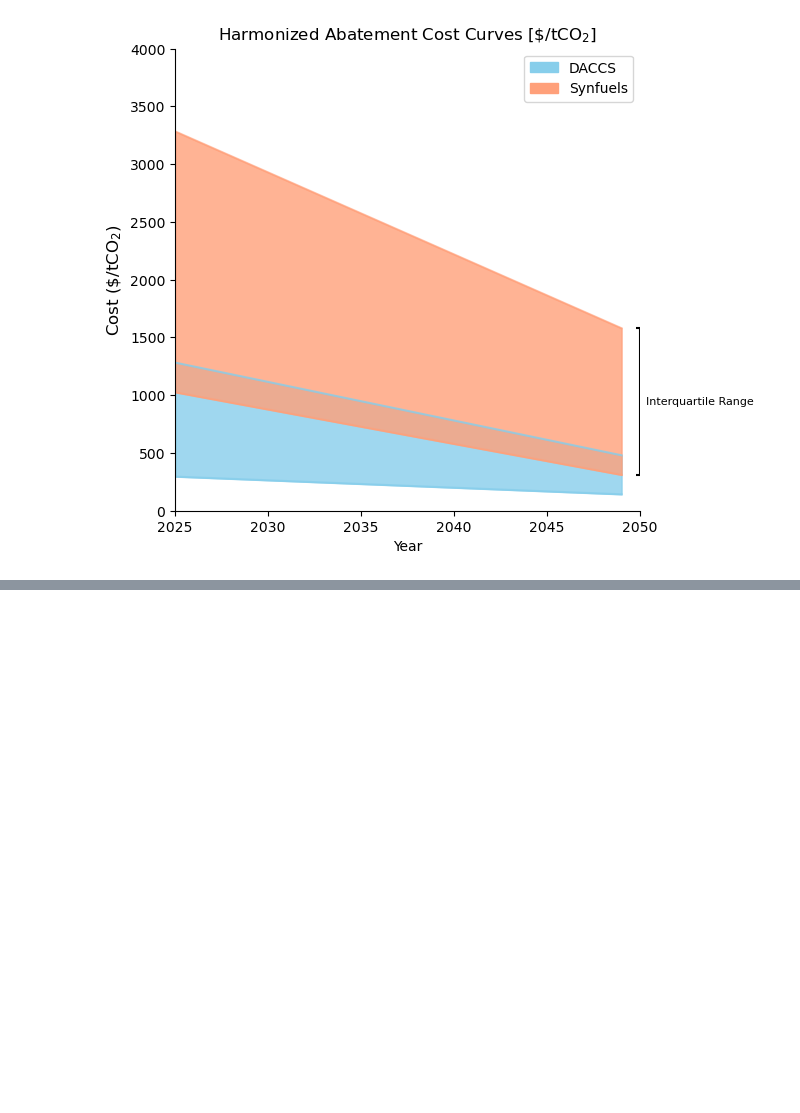
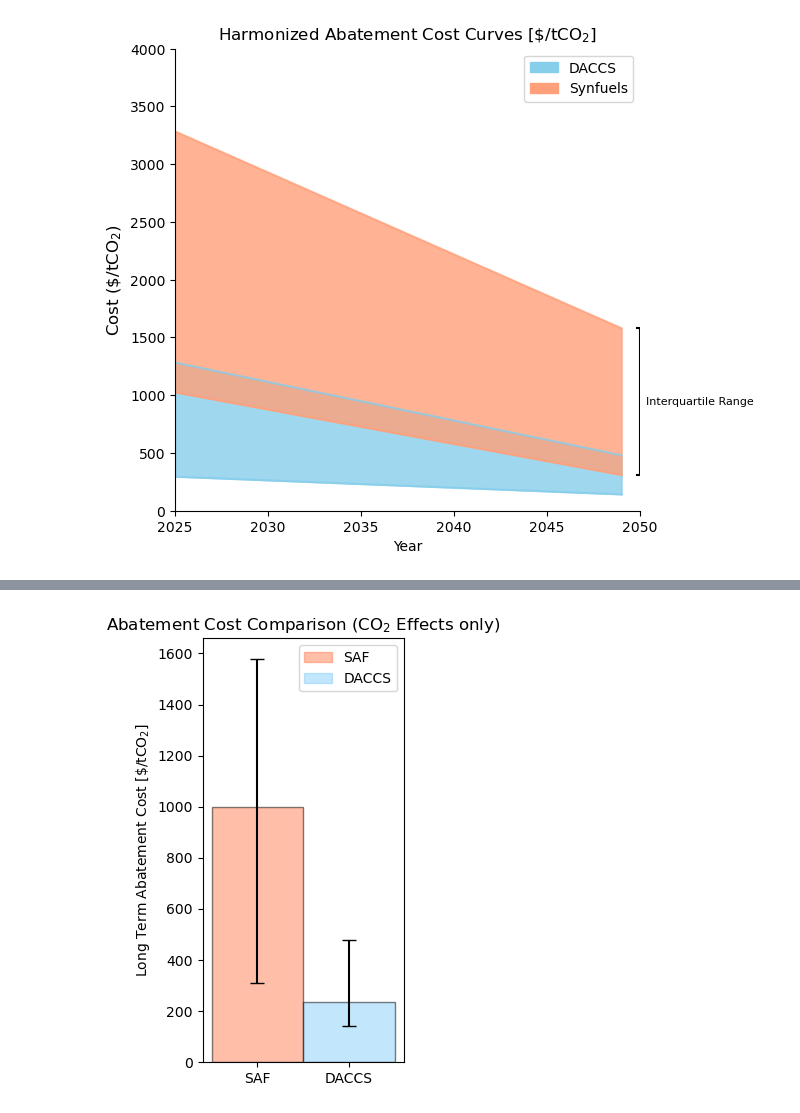
Before and after one commit to kfdsievert/DACCSvDACCU, a Jupyter notebook: code/plots.ipynb, the cells around one changed output, grey strips where cells are left out. Drawn from its saved outputs; the diff is of its cells as text; code cells hidden in the pictures; blank space fills up the shorter version.

Commit message:
Update plots
1. Added plot for abatement cost for CO2 effects only

```diff
--- a/code/plots.ipynb
+++ b/code/plots.ipynb
@@ -390,0 +391,54 @@ plt.show()
+# %%
+fig,ax = plt.subplots(figsize=(3,5))
+
+bar_width_p = 0.05  # Width of each bar
+color_saf = 'coral'  # Color for SAF bars
+color_daccs = 'lightskyblue'  # Color for DACCS bars
+
+median_cost_saf = abatement_cost_curve_saf.iloc[-1]["50%"]
+lower_cost_saf = abatement_cost_curve_saf.iloc[-1]["25%"]
+upper_cost_saf = abatement_cost_curve_saf.iloc[-1]["75%"]
+
+median_cost_daccs = abatement_cost_curve_daccs.iloc[-1]["50%"]
+lower_cost_daccs = abatement_cost_curve_daccs.iloc[-1]["25%"]
+upper_cost_daccs = abatement_cost_curve_daccs.iloc[-1]["75%"]
+
+# Add SAF bar
+ax.bar(
+    0, median_cost_saf, width = bar_width_p, color=color_saf, alpha=0.5, edgecolor='black'
+)
+# Add error bars
+ax.errorbar(
+    0, median_cost_saf, yerr=[[median_cost_saf-lower_cost_saf], [upper_cost_saf - median_cost_saf]],
+    color='black', capsize=5, capthick=1, fmt='none'
+)
+
+# Add DACCS bar
+ax.bar(
+    bar_width_p, median_cost_daccs, bar_width_p, color=color_daccs, alpha=0.5, edgecolor='black'
+)
+# Add error bars
+ax.errorbar(
+    bar_width_p, median_cost_daccs, yerr=[[median_cost_daccs-lower_cost_daccs], [upper_cost_daccs - median_cost_daccs]],
+    color='black', capsize=5, capthick=1, fmt='none'
+)
+
+# Customize plot
+ax.set_xticks([0, bar_width_p])
+ax.set_xticklabels(["SAF", "DACCS"])
+ax.set_ylabel(r"Long Term Abatement Cost [\$/tCO$_{2}$]")
+ax.set_title(r"Abatement Cost Comparison (CO$_{2}$ Effects only)")
+
+# Add legend
+custom_legend = [
+    Patch(color=color_saf, alpha=0.5, edgecolor='black', label="SAF"),
+    Patch(color=color_daccs, alpha=0.5, edgecolor='black', label="DACCS"),
+]
+
+ax.legend(handles=custom_legend, loc='upper right')
+
+# Adjust layout and show plot
+plt.tight_layout()
+plt.show()
+# %% [output]
+[figure, added]
```
Also changed, not shown: parts of 1 cell of this notebook.
